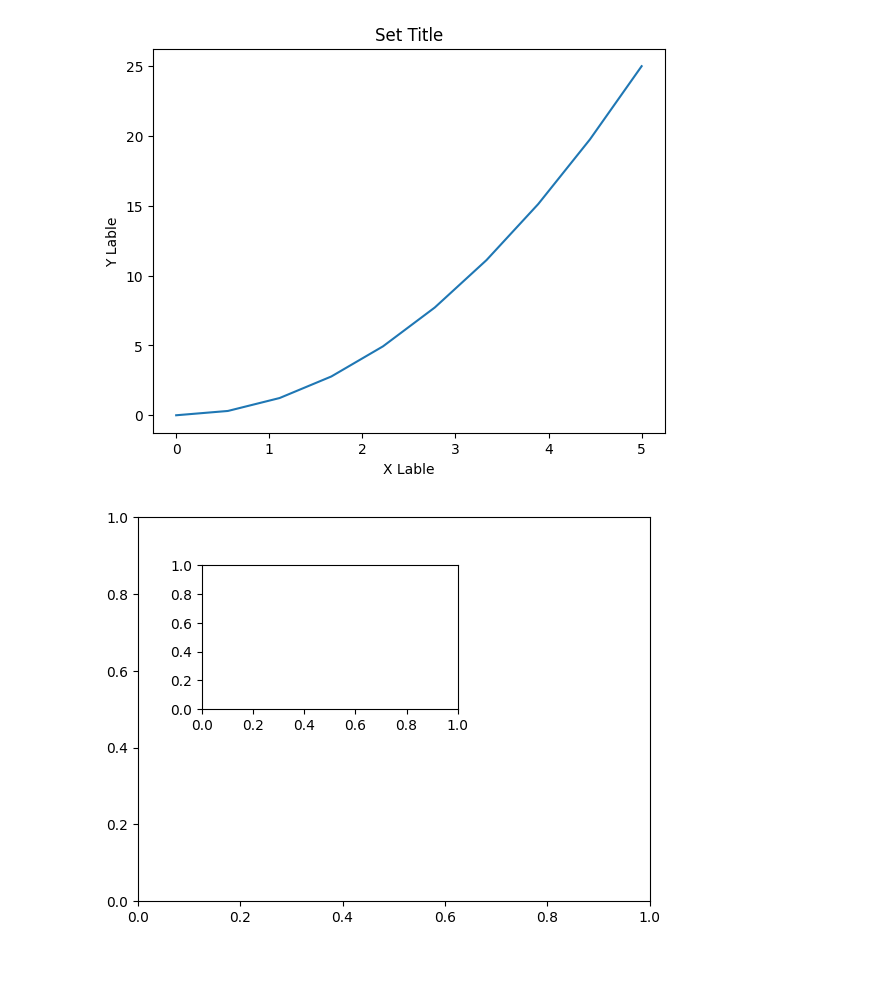
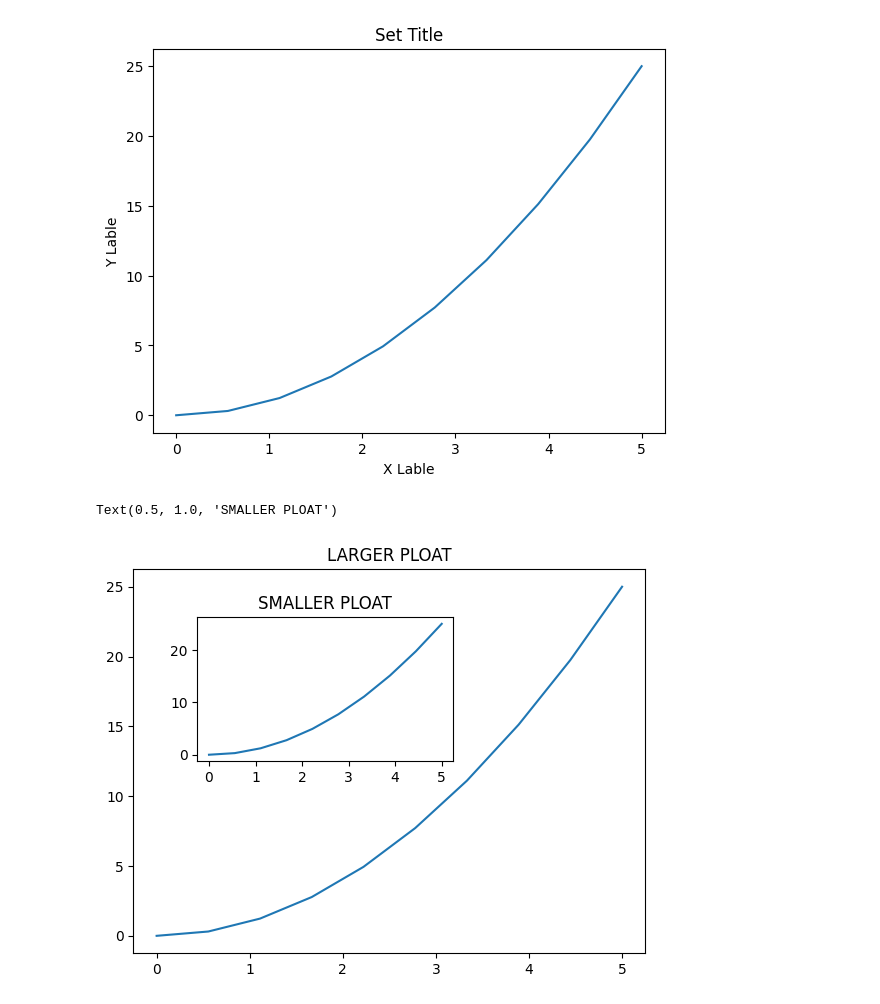
Before and after one commit to abhaymaurya57/Data-Science-and-machine-learning, a Jupyter notebook: Udemy/Matplotlib/01_matplotlib.ipynb, the cells around one changed output. Saved outputs shown, nothing was run; the diff lists cells and outputs as text; code cells hidden in the pictures; blank space fills up the shorter version.

```diff
--- a/Udemy/Matplotlib/01_matplotlib.ipynb
+++ b/Udemy/Matplotlib/01_matplotlib.ipynb
@@ -61,6 +61,13 @@ Text(0.5, 1.0, 'Set Title')
 # %%
 fig = plt.figure()
 axes1 = fig.add_axes([0.1,0.1,0.8,0.8])
 axes2 = fig.add_axes([0.2,0.5,0.4,0.3])
+
+axes1.plot(x,y)
+axes1.set_title('LARGER PLOAT')
+
+axes2.plot(x,y)
+axes2.set_title('SMALLER PLOAT')
 # %% [output]
+Text(0.5, 1.0, 'SMALLER PLOAT')
-[figure, old version]
+[figure, new version]
```
